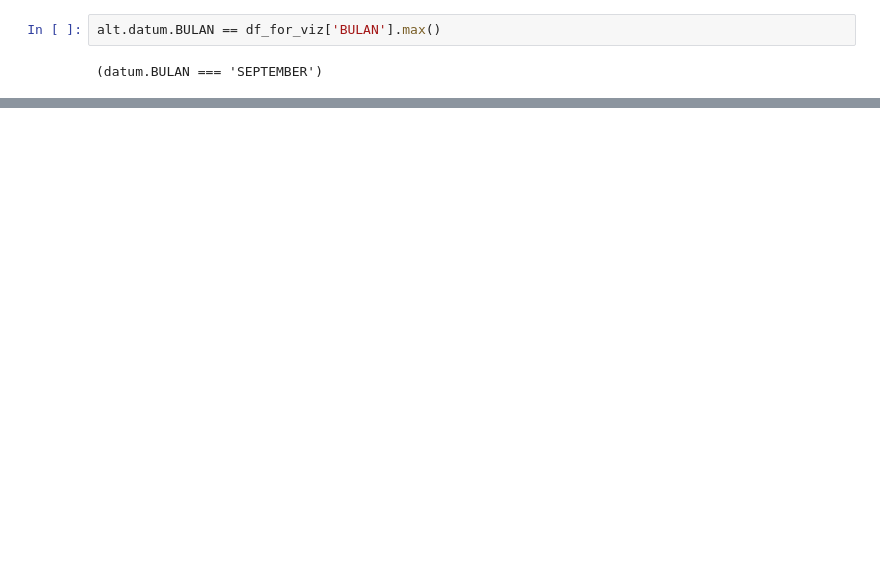
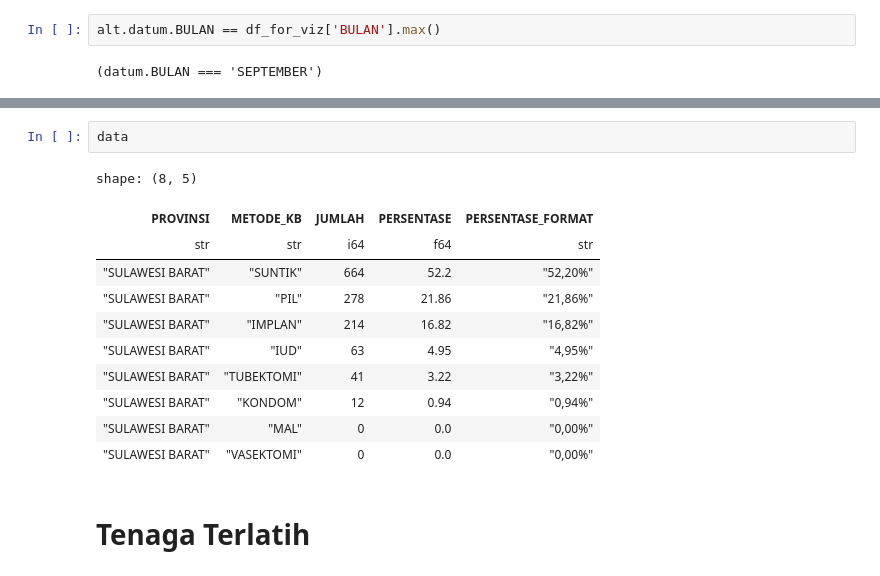
Before and after one commit to pokja0/profil_desa_py, a Jupyter notebook: altair.ipynb, the cells around one changed output, grey strips where cells are left out. Drawn from its saved outputs; the diff is of its cells as text; blank space fills up the shorter version.

```diff
--- a/altair.ipynb
+++ b/altair.ipynb
@@ -426,0 +877,16 @@ df_processed["BULAN"][-1]
+# %%
+data
+# %% [output]
+shape: (8, 5)
+| PROVINSI | METODE_KB | JUMLAH | PERSENTASE | PERSENTASE_FORMAT |
+| str | str | i64 | f64 | str |
+| "SULAWESI BARAT" | "SUNTIK" | 664 | 52.2 | "52,20%" |
+| "SULAWESI BARAT" | "PIL" | 278 | 21.86 | "21,86%" |
+| "SULAWESI BARAT" | "IMPLAN" | 214 | 16.82 | "16,82%" |
+| "SULAWESI BARAT" | "IUD" | 63 | 4.95 | "4,95%" |
+| "SULAWESI BARAT" | "TUBEKTOMI" | 41 | 3.22 | "3,22%" |
+| "SULAWESI BARAT" | "KONDOM" | 12 | 0.94 | "0,94%" |
+| "SULAWESI BARAT" | "MAL" | 0 | 0.0 | "0,00%" |
+| "SULAWESI BARAT" | "VASEKTOMI" | 0 | 0.0 | "0,00%" |
+# %% [markdown]
+# Tenaga Terlatih
```
Also changed, not shown: parts of 26 cells of this notebook, 1 other file.
